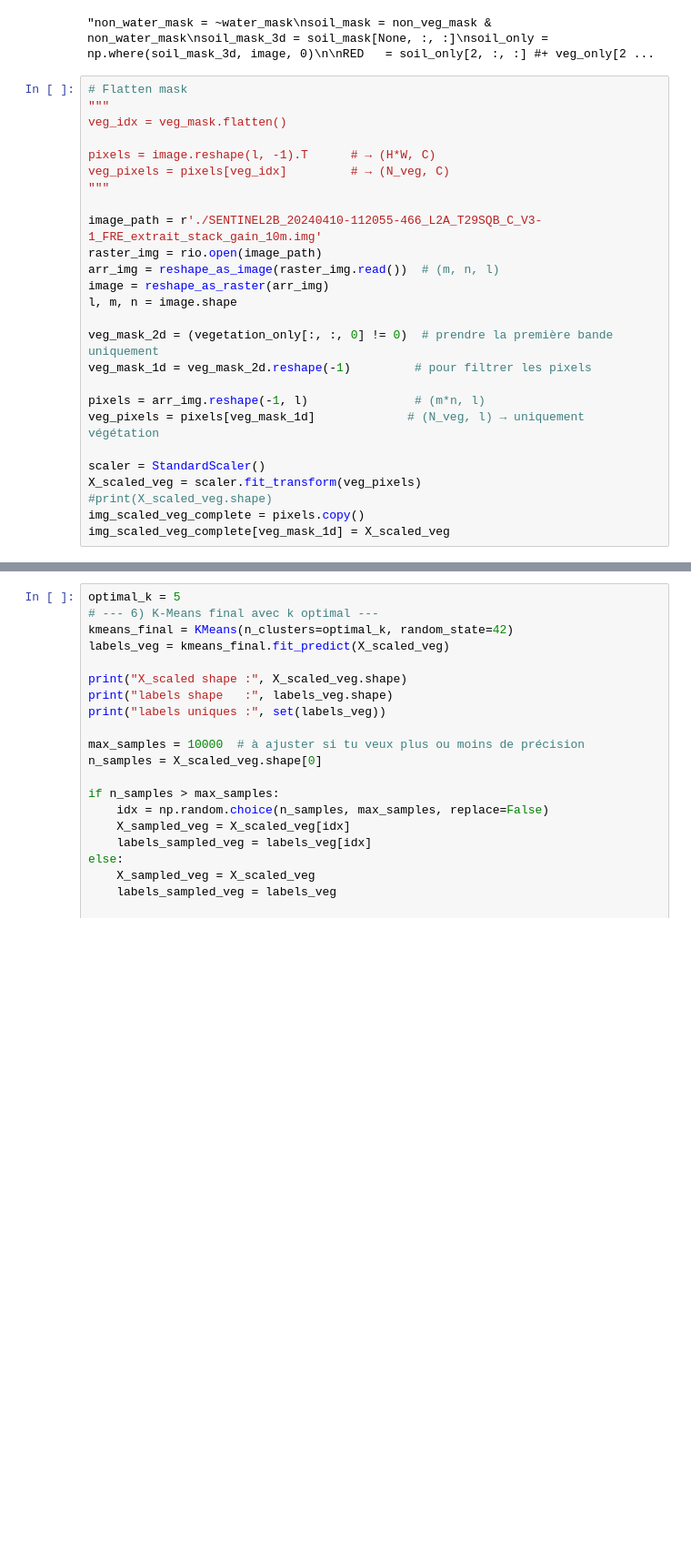
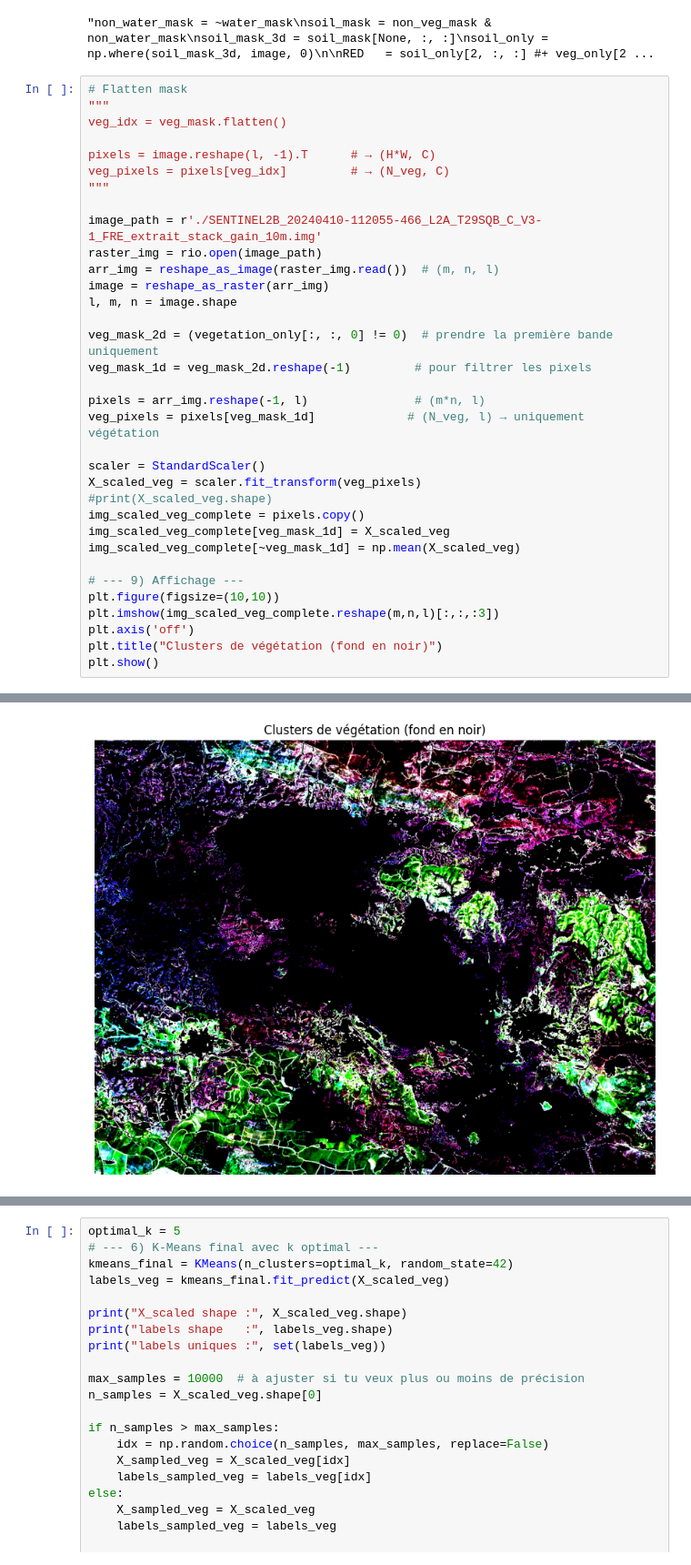
Before and after one commit to ArmanHosseini1/PIR-Rio-Tinto, a Jupyter notebook: SENTINEL-2/K-means.ipynb, the cells around one changed output, grey strips where cells are left out. Shown at 91% size. Drawn from its saved outputs; the diff is of its cells as text; blank space fills up the shorter version.

```diff
--- a/SENTINEL-2/K-means.ipynb
+++ b/SENTINEL-2/K-means.ipynb
@@ -268,3 +268,12 @@ X_scaled_veg = scaler.fit_transform(veg_pixels)
 #print(X_scaled_veg.shape)
 img_scaled_veg_complete = pixels.copy()
 img_scaled_veg_complete[veg_mask_1d] = X_scaled_veg
+img_scaled_veg_complete[~veg_mask_1d] = np.mean(X_scaled_veg)
+
+# --- 9) Affichage ---
+plt.figure(figsize=(10,10))
+plt.imshow(img_scaled_veg_complete.reshape(m,n,l)[:,:,:3])
+plt.axis('off')
+plt.title("Clusters de végétation (fond en noir)")
+plt.show()
+# %% [output]
@@ -271,3 +281,4 @@ img_scaled_veg_complete[veg_mask_1d] = X_scaled_veg
+[figure, added]
 # %%
 inertias = []
     #sil_scores = []
```
Also changed, not shown: parts of 8 cells of this notebook, 3 other files.
